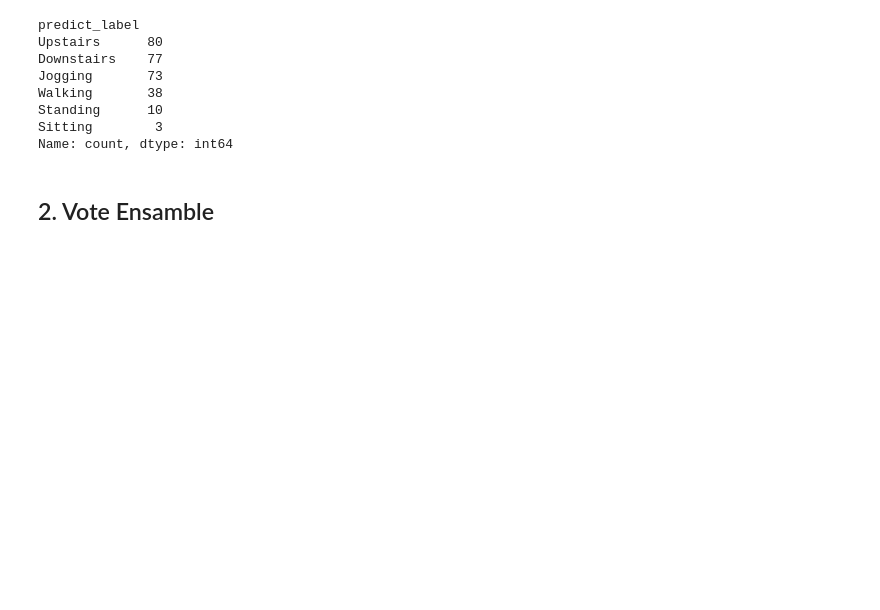
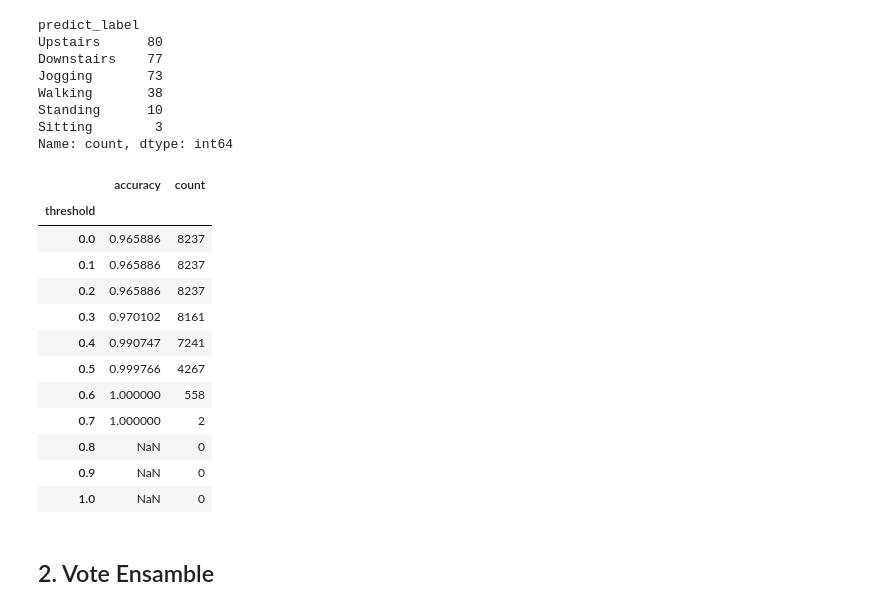
Before and after one commit to rakawanegan/humanactivityrecognition_portfolio, a Jupyter notebook: result/error_bar/analysis.ipynb, the cells around one changed output. Cells and saved outputs as stored; diff of their text form; code cells hidden in the pictures; blank space fills up the shorter version.

```diff
--- a/result/error_bar/analysis.ipynb
+++ b/result/error_bar/analysis.ipynb
@@ -306,5 +337,21 @@ Walking       38
 Standing      10
 Sitting        3
 Name: count, dtype: int64
+# %%
+calc_thredshold_df(ensamble1_df)
+# %% [output]
+|  | accuracy | count |
+| threshold |  |  |
+| 0.0 | 0.965886 | 8237 |
+| 0.1 | 0.965886 | 8237 |
+| 0.2 | 0.965886 | 8237 |
+| 0.3 | 0.970102 | 8161 |
+| 0.4 | 0.990747 | 7241 |
+| 0.5 | 0.999766 | 4267 |
+| 0.6 | 1.000000 | 558 |
+| 0.7 | 1.000000 | 2 |
+| 0.8 | NaN | 0 |
+| 0.9 | NaN | 0 |
+| 1.0 | NaN | 0 |
 # %% [markdown]
 ## 2. Vote Ensamble
```
Also changed, not shown: parts of 24 cells of this notebook, 7 other files.
